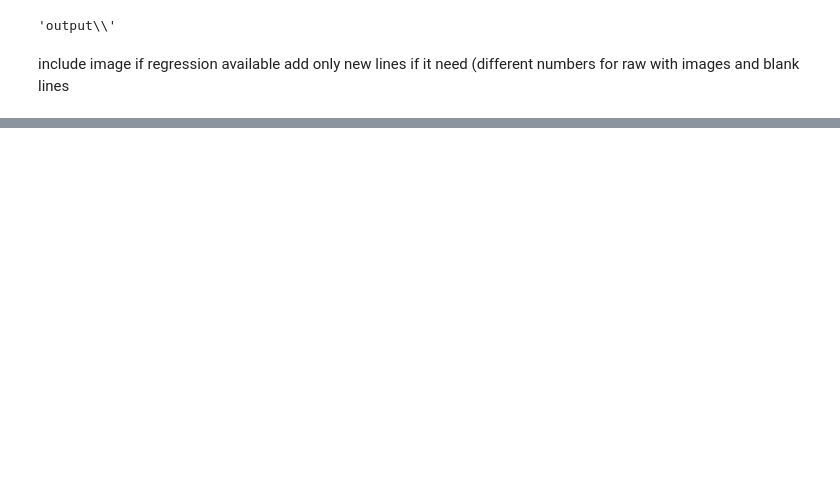
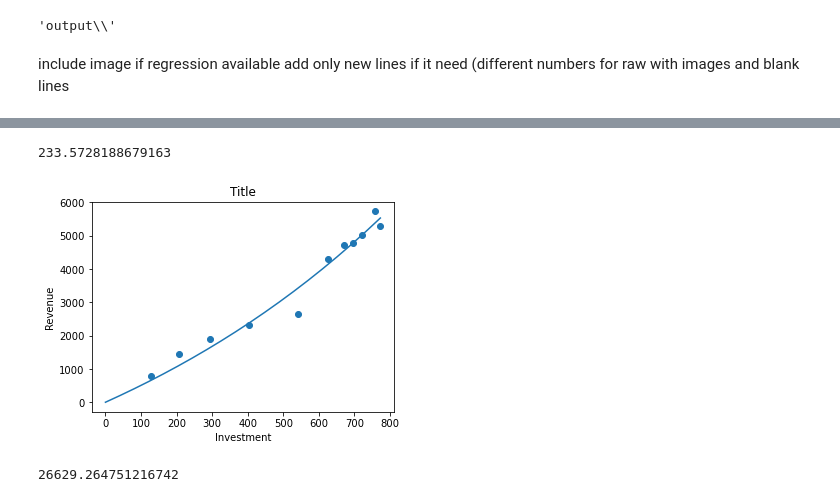
Before and after one commit to krivolapov/roivenue_test, a Jupyter notebook: Pivot_statistics_all_clients.ipynb, the cells around one changed output, grey strips where cells are left out. Drawn from its saved outputs; the diff is of its cells as text; code cells hidden in the pictures; blank space fills up the shorter version.

```diff
--- a/Pivot_statistics_all_clients.ipynb
+++ b/Pivot_statistics_all_clients.ipynb
@@ -156,8 +157,8 @@ def filter_df(df, alpha):
     return df.ewm(alpha=alpha, adjust=False).mean()
 # %%
 # regression functions definition
-def log_f(x, a, b, c):
-    return a * (1-np.exp(-x/b))+ c  #a * (1 - np.exp((x/b)))
+def log_f(x, a, b):
+    return a * (1-np.exp(-x/b)) #a * (1 - np.exp((x/b)))
 
 def line_f(x, a, b):
     return a * x + b
@@ -165,14 +166,16 @@ def line_f(x, a, b):
 def sine_f(x, a, b):
     return a * np.sin(b * x)
 # %%
-def save_chart(sorted_df, name):
+def save_chart(sorted_df, name, R_std):
     fig, ax = plt.subplots(figsize=(6, 4))
     fig.subplots_adjust(bottom=0.15, left=0.2)
     x = np.linspace(0,sorted_df['marketingInvestment'].max(),20)
-    ax.scatter(sorted_df['marketingInvestment'], sorted_df['netRevenue'])
+    ax.scatter(sorted_df['marketingInvestment'], sorted_df['grossProfit'])
+    ax.plot(x,log_f(x, *regr)- 2*R_std)
+    ax.plot(x,log_f(x, *regr)+ 2*R_std)
     ax.plot(x,log_f(x, *regr))
     ax.set_xlabel(f'Investment {name[1]}')
-    ax.set_ylabel(f'Revenue {name[1]}')
+    ax.set_ylabel(f'Profit {name[1]}')
     ax.set_title(name[0])
     plt.savefig( name[0] + '.jpg', dpi=150, pad_inches=0.1)
     plt.close()
@@ -335,4 +374,24 @@ plt.scatter(sorted_df['marketingInvestment'], R)
+# %%
+R.describe()['std']
+# %% [output]
+233.5728188679163
+# %%
+fig, ax = plt.subplots(figsize=(6, 4))
+fig.subplots_adjust(bottom=0.15, left=0.2)
+x = np.linspace(0,sorted_df['marketingInvestment'].max(),20)
+ax.scatter(sorted_df['marketingInvestment'], sorted_df['grossProfit'])
+ax.plot(x,log_f(x, *regr))
+ax.set_xlabel(f'Investment')
+ax.set_ylabel(f'Revenue')
+ax.set_title('Title')
+#plt.savefig( name[0] + '.jpg', dpi=150, pad_inches=0.1)
+#plt.close()
+plt.show()
+# %% [output]
+[figure, added]
 # %%
-sorted_df['netRevenue'].describe()[2]
+sorted_df['netRevenue'].describe()[1]
+# %% [output]
+26629.264751216742
 # %%
 R.describe()[2]
```
Also changed, not shown: parts of 29 cells of this notebook, 3 other files.
